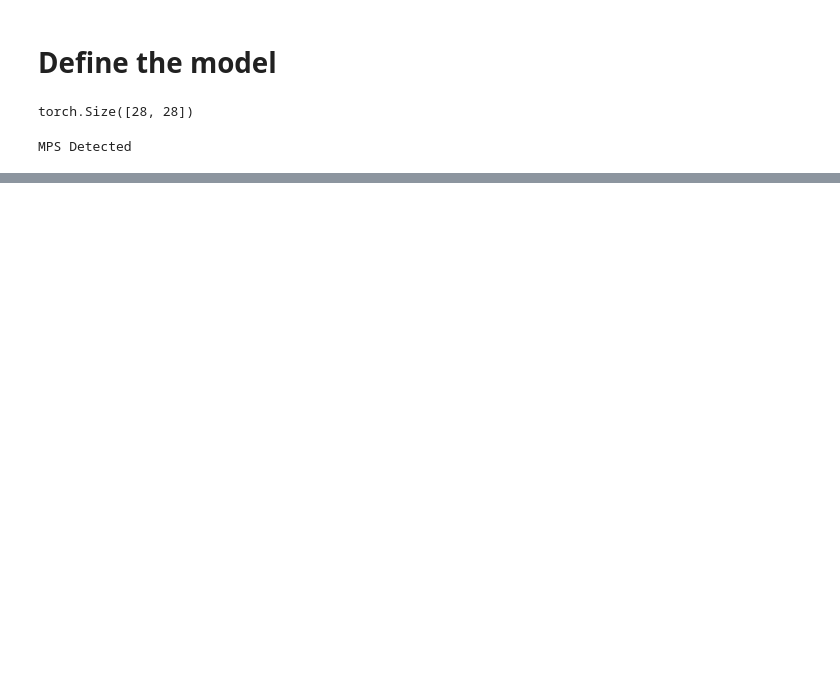
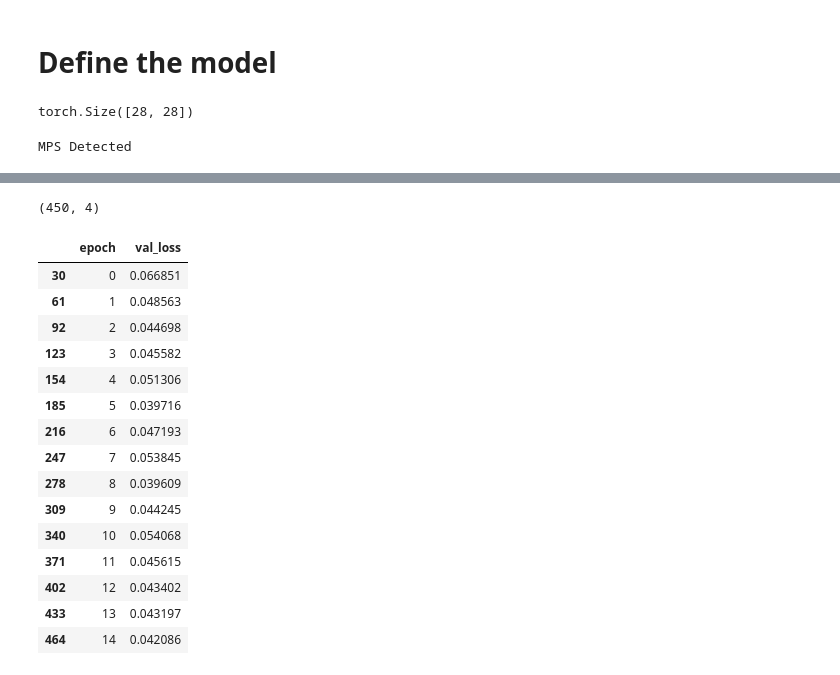
Before and after one commit to Kashiwaba23/pytorch_lightning_practice, a Jupyter notebook: MNIST_model.ipynb, the cells around one changed output, grey strips where cells are left out. Saved outputs shown, nothing was run; the diff lists cells and outputs as text; code cells hidden in the pictures; blank space fills up the shorter version.

```diff
--- a/MNIST_model.ipynb
+++ b/MNIST_model.ipynb
@@ -163,0 +180,25 @@ HPU available: False, using: 0 HPUs
+# %%
+training_losses = training_loss_df[~training_loss_df['training_loss'].isna()]
+training_losses.shape
+# %% [output]
+(450, 4)
+# %%
+validation_losses = training_loss_df[~training_loss_df['val_loss'].isna()][['epoch', 'val_loss']]
+validation_losses
+# %% [output]
+|  | epoch | val_loss |
+| 30 | 0 | 0.066851 |
+| 61 | 1 | 0.048563 |
+| 92 | 2 | 0.044698 |
+| 123 | 3 | 0.045582 |
+| 154 | 4 | 0.051306 |
+| 185 | 5 | 0.039716 |
+| 216 | 6 | 0.047193 |
+| 247 | 7 | 0.053845 |
+| 278 | 8 | 0.039609 |
+| 309 | 9 | 0.044245 |
+| 340 | 10 | 0.054068 |
+| 371 | 11 | 0.045615 |
+| 402 | 12 | 0.043402 |
+| 433 | 13 | 0.043197 |
+| 464 | 14 | 0.042086 |
```
Also changed, not shown: parts of 12 cells of this notebook, 1 other file.
